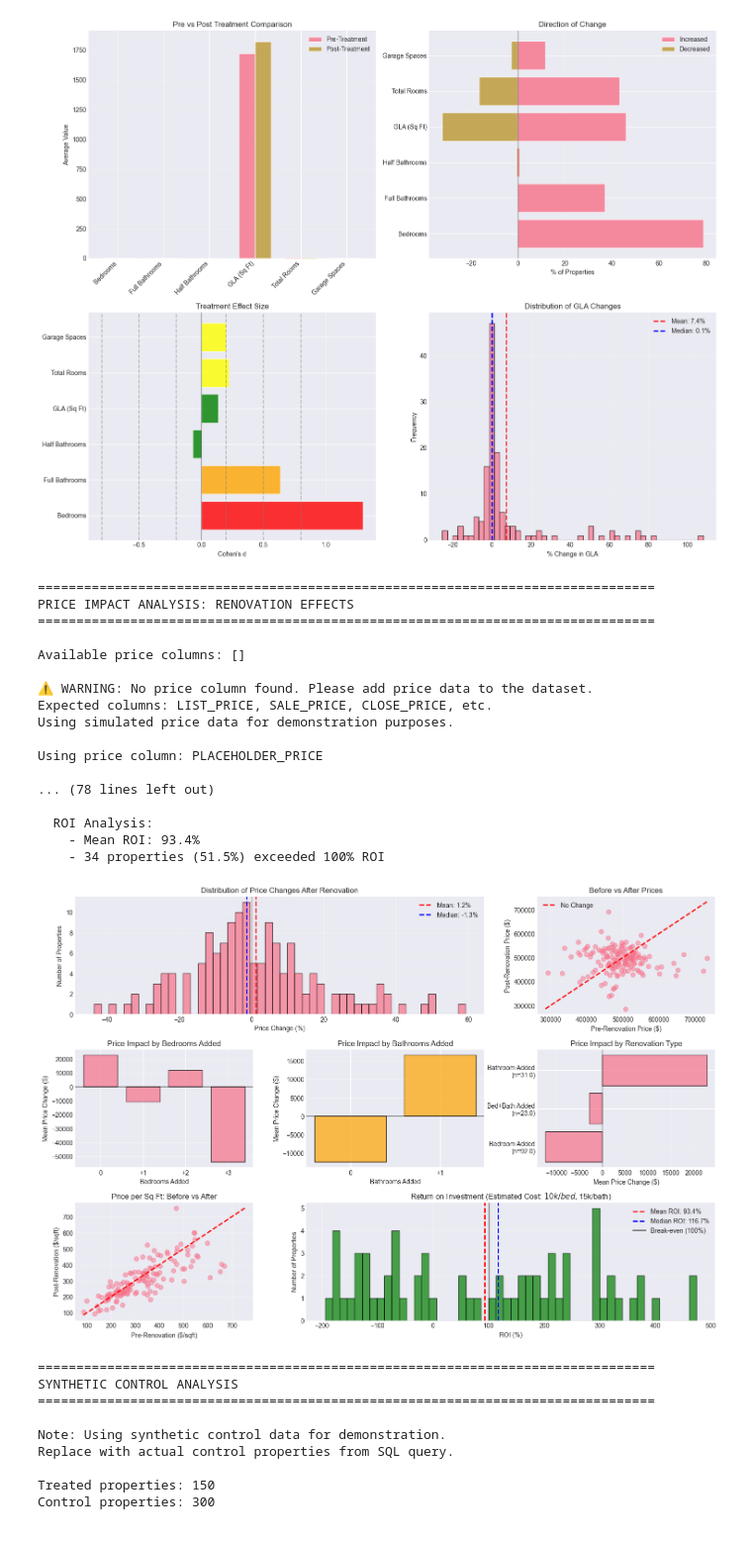
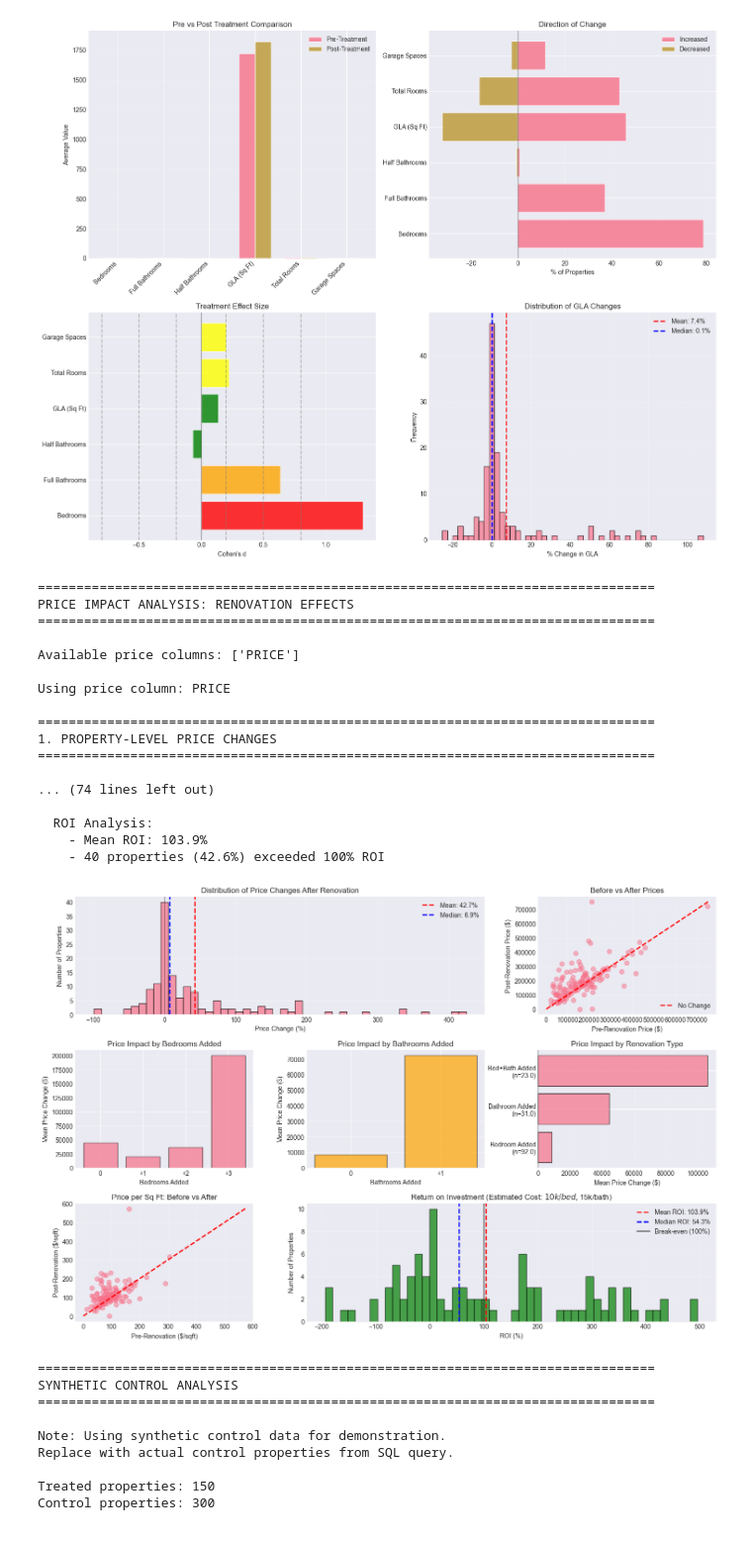
Before and after one commit to JennyLin22/CausalImpact_TimesSeries_on_Features, a Jupyter notebook: Pre_and_Post_Treatment_Causal_Analysis.ipynb, the cells around one changed output. Shown at 99% size. Saved outputs shown, nothing was run; the diff lists cells and outputs as text; code cells hidden in the pictures.

Commit message:
renovations analysis

```diff
--- a/Pre_and_Post_Treatment_Causal_Analysis.ipynb
+++ b/Pre_and_Post_Treatment_Causal_Analysis.ipynb
@@ -434,8 +434,15 @@ print("="*80)
 print("PRICE IMPACT ANALYSIS: RENOVATION EFFECTS")
 print("="*80)
 
-# Load the data
-df = pd.read_csv('/Users/jenny.lin/CausalImpact_Time_Series_on_Features/data/MLS_NY_Renovation.csv')
+# Load data
+treated = pd.read_csv('/Users/jenny.lin/CausalImpact_Time_Series_on_Features/data/Treated.csv')
+control = pd.read_csv('/Users/jenny.lin/CausalImpact_Time_Series_on_Features/data/Control.csv')
+
+treated['GROUP'] = 'TREATED'
+control['GROUP'] = 'CONTROL'
+
+df = pd.concat([treated, control], ignore_index=True)
+
 df['RECORD_DATE_TIME'] = pd.to_datetime(df['RECORD_DATE_TIME'])
 df = df.sort_values(['CC_PROPERTY_ID', 'RECORD_DATE_TIME'])
 
@@ -772,42 +779,42 @@ summary_df.to_csv('price_impact_summary.csv', index=False)
 print("✓ Saved: price_impact_summary.csv")
 
 print("\n" + "="*80)
 print("PRICE IMPACT ANALYSIS COMPLETE")
 print("="*80)
 print("\nKey Findings:")
 print(f"  • Average price increase: ${price_df['price_change_dollars'].mean():,.0f}")
 print(f"  • {(price_df['price_change_dollars'] > 0).sum()/len(price_df)*100:.1f}% of properties increased in price")
 print(f"  • Statistical significance: p={p_value:.4f}")
 print(f"  • Effect size (Cohen's d): {cohens_d:.3f}")
 
 if len(reg_data) > 0:
     print(f"\n  Regression insights:")
     print(f"    - Each bedroom adds ~${model.coef_[0]:,.0f}")
     print(f"    - Each bathroom adds ~${model.coef_[1]:,.0f}")
 
 if len(roi_data) > 0:
     print(f"\n  ROI Analysis:")
     print(f"    - Mean ROI: {roi_data['roi_pct'].mean():.1f}%")
     print(f"    - {(roi_data['roi_pct'] > 100).sum()} properties ({(roi_data['roi_pct'] > 100).sum()/len(roi_data)*100:.1f}%) exceeded 100% ROI")
 # %% [output]
 ================================================================================
 PRICE IMPACT ANALYSIS: RENOVATION EFFECTS
 ================================================================================
 
-Available price columns: []
+Available price columns: ['PRICE']
 
-⚠️ WARNING: No price column found. Please add price data to the dataset.
-Expected columns: LIST_PRICE, SALE_PRICE, CLOSE_PRICE, etc.
-Using simulated price data for demonstration purposes.
+Using price column: PRICE
 
-Using price column: PLACEHOLDER_PRICE
+================================================================================
+1. PROPERTY-LEVEL PRICE CHANGES
+================================================================================
 
-... (78 lines left out)
+... (74 lines left out)
 
   ROI Analysis:
-    - Mean ROI: 93.4%
-    - 34 properties (51.5%) exceeded 100% ROI
+    - Mean ROI: 103.9%
+    - 40 properties (42.6%) exceeded 100% ROI
-[figure, old version]
+[figure, new version]
 # %%
 """
 ANALYSIS 2: SYNTHETIC CONTROL METHOD
```
Also changed, not shown: parts of 3 cells of this notebook.
